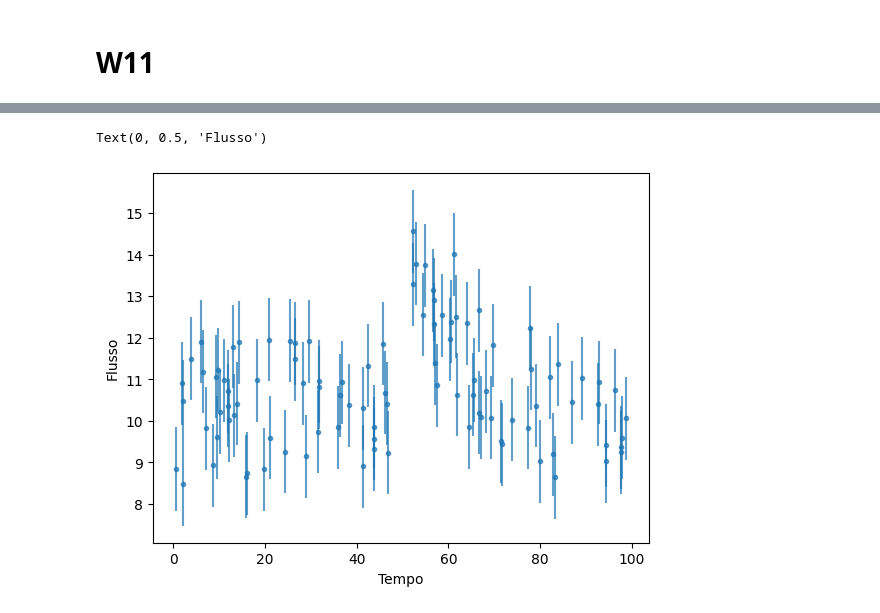
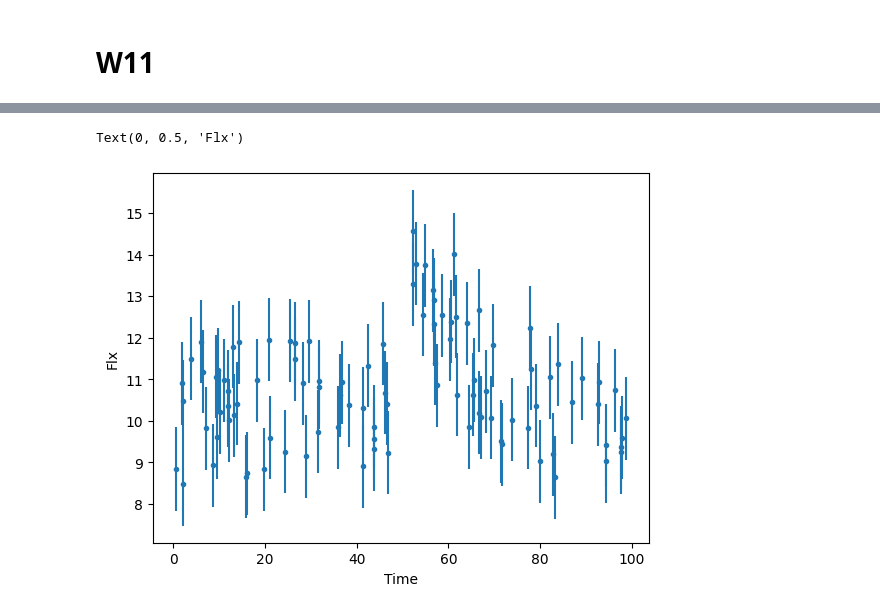
Before and after one commit to LorenzaImpicciche/astrostatistics_bicocca_2025, a Jupyter notebook: working/W11.ipynb, the cells around one changed output, grey strips where cells are left out. Saved outputs shown, nothing was run; the diff lists cells and outputs as text; code cells hidden in the pictures.

```diff
--- a/working/W11.ipynb
+++ b/working/W11.ipynb
@@ -12,8 +58,8 @@ data = np.load('/Users/lorenzaimpicicche/Desktop/astrostatistics_bicocca_2025/so
 # %%
-t, flux, err = data[:, 0], data[:, 1], data[:, 2]
-plt.errorbar(t, flux, yerr=err, fmt='.', label='Osservazioni', alpha=0.7)
-plt.xlabel("Tempo")
-plt.ylabel("Flusso")
+t0, flux0, err0=data[:, 0], data[:, 1], data[:, 2]
+plt.errorbar(t0, flux0, yerr=err0, fmt='.')
+plt.xlabel("Time")
+plt.ylabel("Flx")
 # %% [output]
-Text(0, 0.5, 'Flusso')
+Text(0, 0.5, 'Flx')
-[figure, old version]
+[figure, new version]
```
Also changed, not shown: parts of 18 cells of this notebook.
